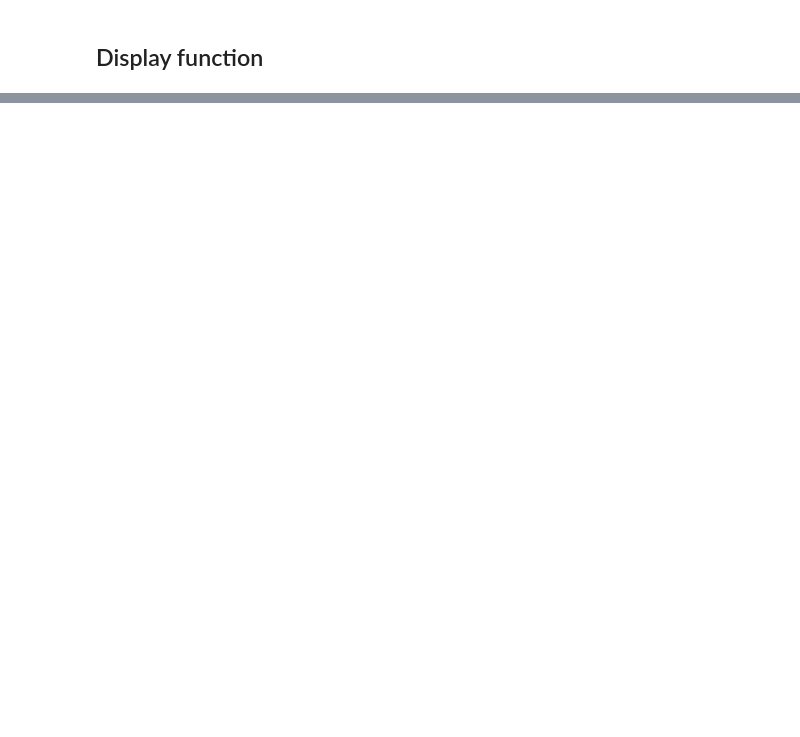
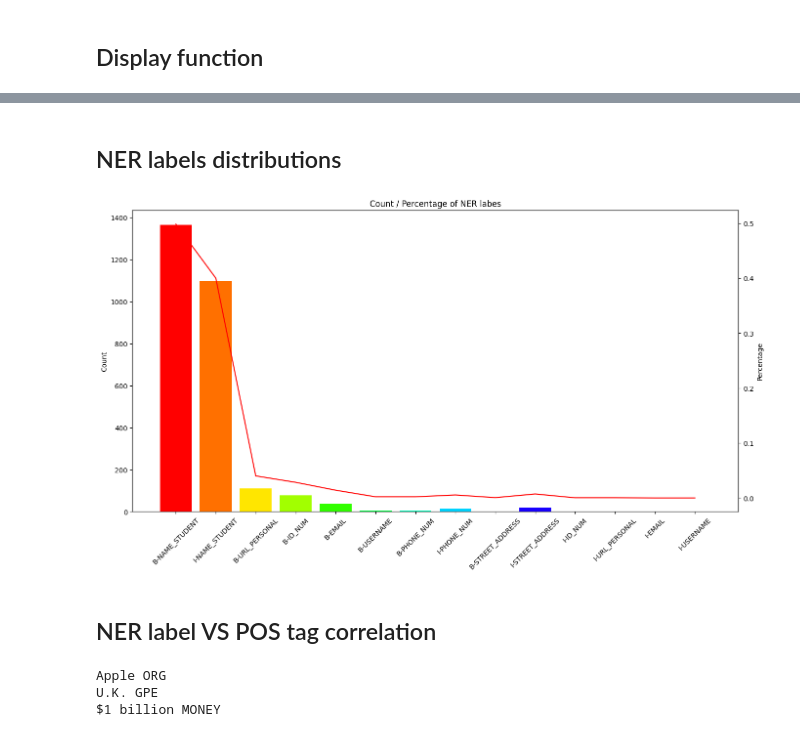
Before and after one commit to philosucker/PII-detection, a Jupyter notebook: pii-eda.ipynb, the cells around one changed output, grey strips where cells are left out. Drawn from its saved outputs; the diff is of its cells as text; code cells hidden in the pictures; blank space fills up the shorter version.

```diff
--- a/pii-eda.ipynb
+++ b/pii-eda.ipynb
@@ -517,0 +1142,8 @@ sample_train
+# %% [markdown]
+## NER labels distributions
+# %%
+plot_ner_distribution(ner_labels_stat, 'ner_count', 'ner_count_percentage')
+# %% [output]
+[figure, added]
+# %% [markdown]
+## NER label VS POS tag correlation
@@ -517,0 +1155,12 @@ sample_train
+# %%
+# 예시: 텍스트에 대한 NLP 처리 수행
+text = "Apple is looking at buying U.K. startup for $1 billion."
+doc = nlp(text)
+
+# 예시: 명명된 엔티티 인식 결과 출력
+for ent in doc.ents:
+    print(ent.text, ent.label_)
+# %% [output]
+Apple ORG
+U.K. GPE
+$1 billion MONEY
```
Also changed, not shown: parts of 37 cells of this notebook.
